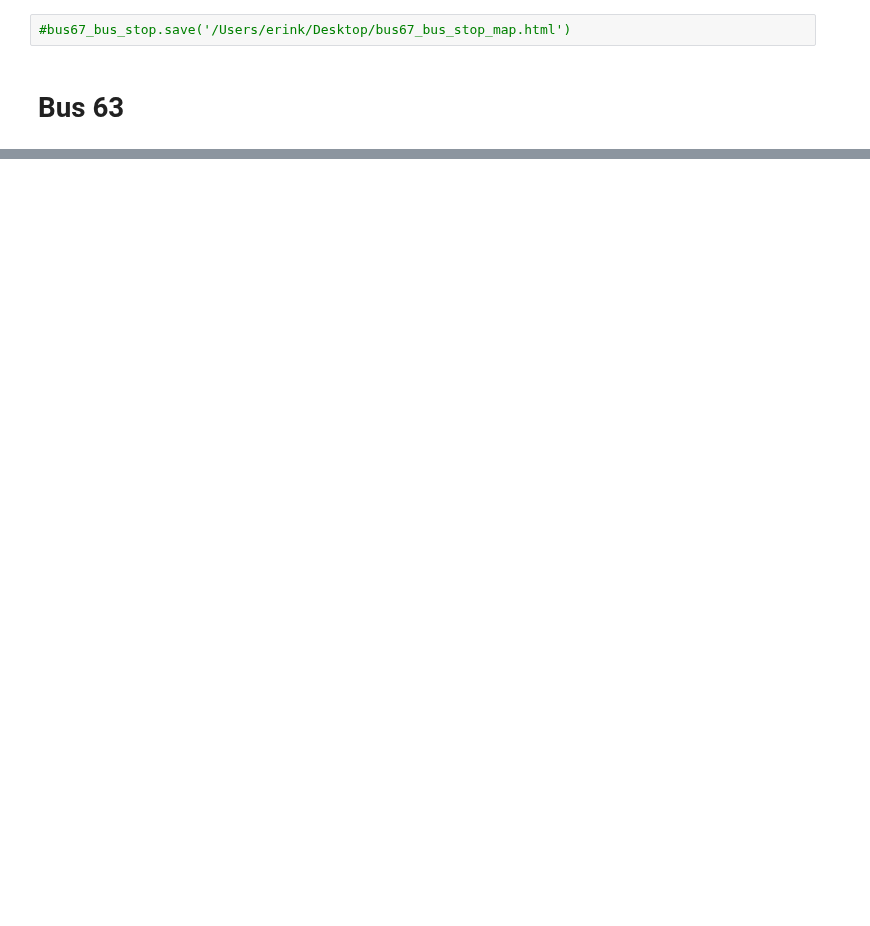
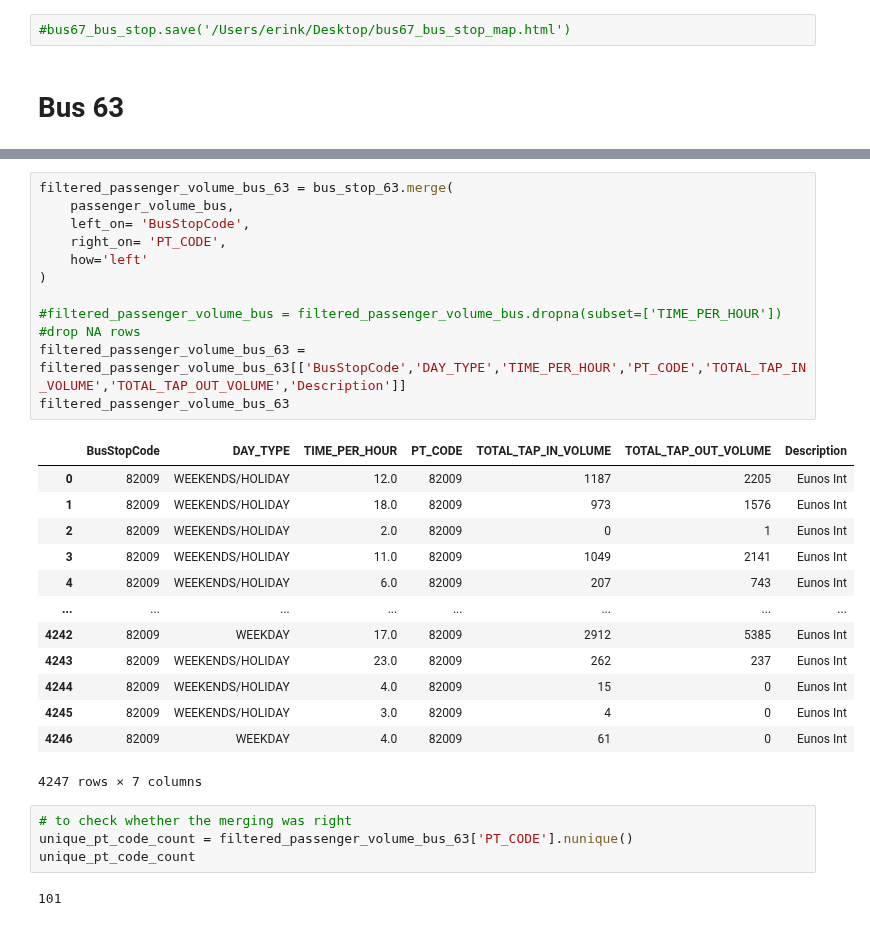
Before and after one commit to Yutingggggggg/dsa4264_geospatial, a Jupyter notebook: workingfiles/Bus_Passenger_Volume_Analysis.ipynb, the cells around one changed output, grey strips where cells are left out. Drawn from its saved outputs; the diff is of its cells as text; blank space fills up the shorter version.

```diff
--- a/workingfiles/Bus_Passenger_Volume_Analysis.ipynb
+++ b/workingfiles/Bus_Passenger_Volume_Analysis.ipynb
@@ -246,0 +267,31 @@ bus67_bus_stop
+# %%
+filtered_passenger_volume_bus_63 = bus_stop_63.merge(
+    passenger_volume_bus,
+    left_on= 'BusStopCode',
+    right_on= 'PT_CODE',
+    how='left'
+)
+
+#filtered_passenger_volume_bus = filtered_passenger_volume_bus.dropna(subset=['TIME_PER_HOUR']) #drop NA rows
+filtered_passenger_volume_bus_63 = filtered_passenger_volume_bus_63[['BusStopCode','DAY_TYPE','TIME_PER_HOUR','PT_CODE','TOTAL_TAP_IN_VOLUME','TOTAL_TAP_OUT_VOLUME','Description']]
+filtered_passenger_volume_bus_63
+# %% [output]
+|  | BusStopCode | DAY_TYPE | TIME_PER_HOUR | PT_CODE | TOTAL_TAP_IN_VOLUME | TOTAL_TAP_OUT_VOLUME | Description |
+| 0 | 82009 | WEEKENDS/HOLIDAY | 12.0 | 82009 | 1187 | 2205 | Eunos Int |
+| 1 | 82009 | WEEKENDS/HOLIDAY | 18.0 | 82009 | 973 | 1576 | Eunos Int |
+| 2 | 82009 | WEEKENDS/HOLIDAY | 2.0 | 82009 | 0 | 1 | Eunos Int |
+| 3 | 82009 | WEEKENDS/HOLIDAY | 11.0 | 82009 | 1049 | 2141 | Eunos Int |
+| 4 | 82009 | WEEKENDS/HOLIDAY | 6.0 | 82009 | 207 | 743 | Eunos Int |
+| ... | ... | ... | ... | ... | ... | ... | ... |
+| 4242 | 82009 | WEEKDAY | 17.0 | 82009 | 2912 | 5385 | Eunos Int |
+| 4243 | 82009 | WEEKENDS/HOLIDAY | 23.0 | 82009 | 262 | 237 | Eunos Int |
+| 4244 | 82009 | WEEKENDS/HOLIDAY | 4.0 | 82009 | 15 | 0 | Eunos Int |
+| 4245 | 82009 | WEEKENDS/HOLIDAY | 3.0 | 82009 | 4 | 0 | Eunos Int |
+| 4246 | 82009 | WEEKDAY | 4.0 | 82009 | 61 | 0 | Eunos Int |
+4247 rows × 7 columns
+# %%
+# to check whether the merging was right
+unique_pt_code_count = filtered_passenger_volume_bus_63['PT_CODE'].nunique()
+unique_pt_code_count
+# %% [output]
+101
```
Also changed, not shown: parts of 10 cells of this notebook.
